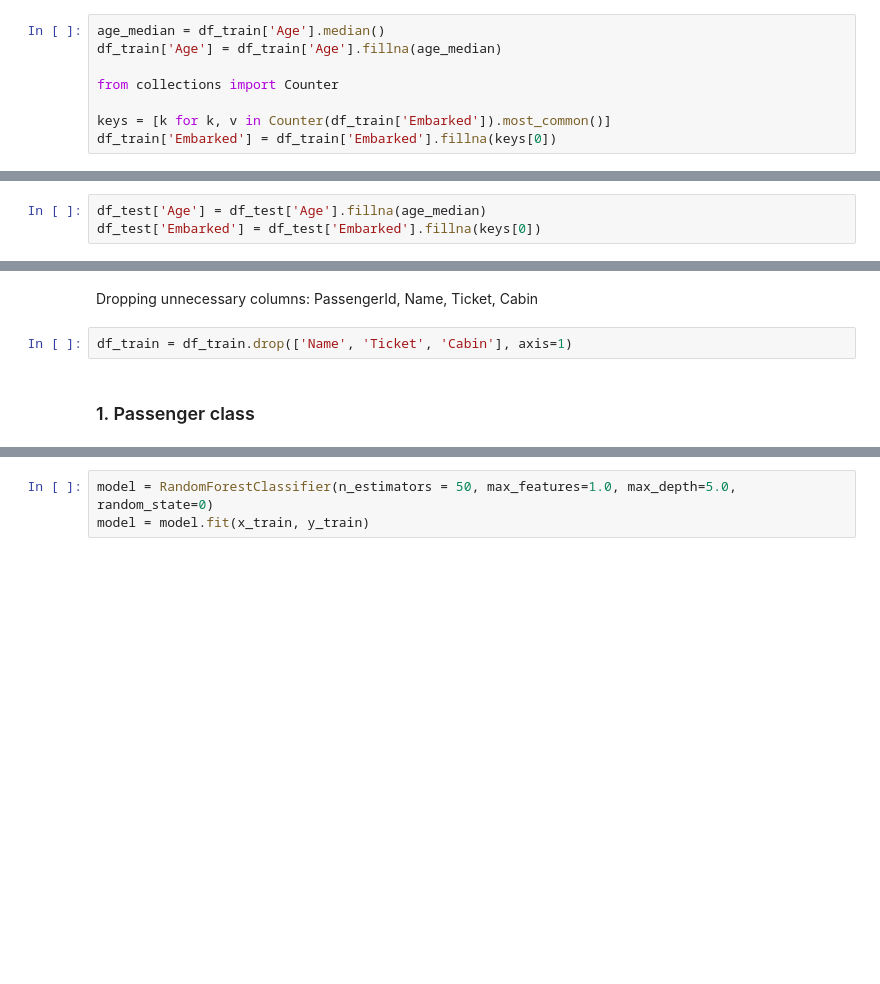
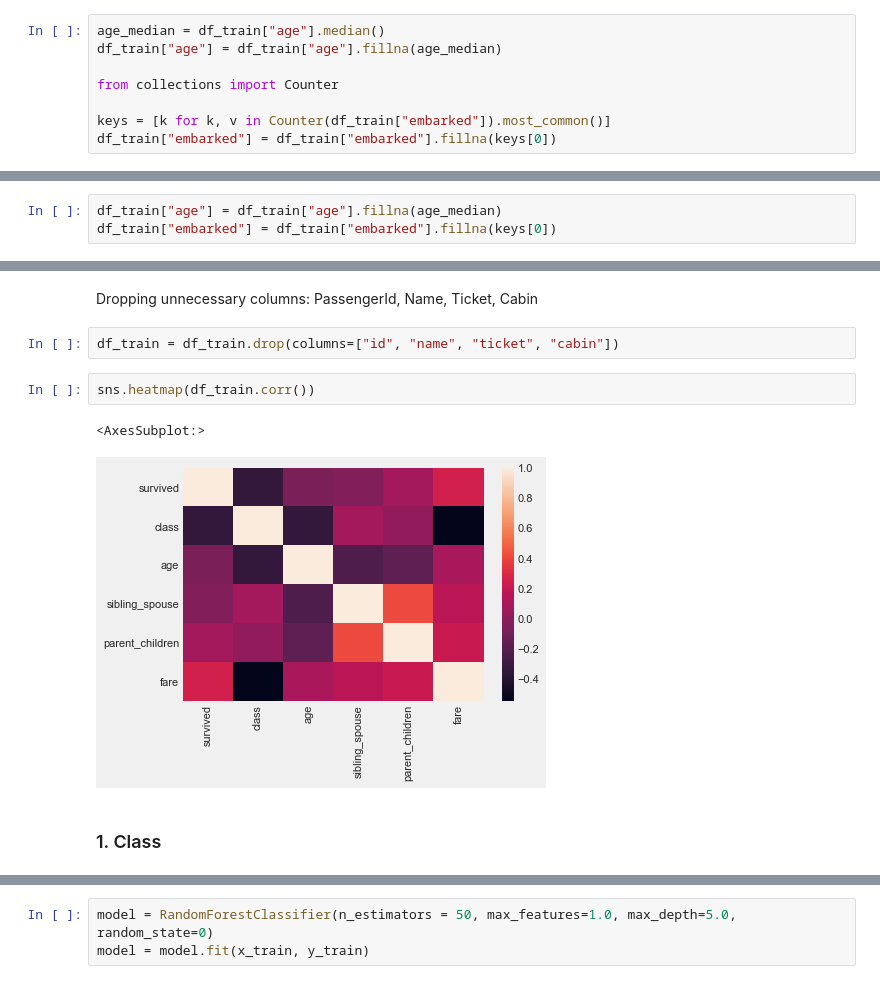
Before and after one commit to golecalicja/titanic-survivor-prediction, a Jupyter notebook: Titanic Survivor Prediction.ipynb, the cells around one changed output, grey strips where cells are left out. Drawn from its saved outputs; the diff is of its cells as text; blank space fills up the shorter version.

```diff
--- a/Titanic Survivor Prediction.ipynb
+++ b/Titanic Survivor Prediction.ipynb
@@ -100,22 +112,27 @@ Replacing with median (Age) and mode (Embarked).
 # %%
-age_median = df_train['Age'].median()
-df_train['Age'] = df_train['Age'].fillna(age_median)
+age_median = df_train["age"].median()
+df_train["age"] = df_train["age"].fillna(age_median)
 
 from collections import Counter
 
-keys = [k for k, v in Counter(df_train['Embarked']).most_common()]
-df_train['Embarked'] = df_train['Embarked'].fillna(keys[0])
+keys = [k for k, v in Counter(df_train["embarked"]).most_common()]
+df_train["embarked"] = df_train["embarked"].fillna(keys[0])
 # %% [markdown]
 Doing the same for test set
 # %%
-df_test['Age'] = df_test['Age'].fillna(age_median)
-df_test['Embarked'] = df_test['Embarked'].fillna(keys[0])
+df_train["age"] = df_train["age"].fillna(age_median)
+df_train["embarked"] = df_train["embarked"].fillna(keys[0])
 # %% [markdown]
 ## Feature engineering
 # %% [markdown]
 Dropping unnecessary columns: PassengerId, Name, Ticket, Cabin
-# %%
-df_train = df_train.drop(['Name', 'Ticket', 'Cabin'], axis=1)
+# %%
+df_train = df_train.drop(columns=["id", "name", "ticket", "cabin"])
+# %%
+sns.heatmap(df_train.corr())
+# %% [output]
+<AxesSubplot:>
+[figure, added]
 # %% [markdown]
-### 1. Passenger class
+### 1. Class
 # %%
```
Also changed, not shown: parts of 30 cells of this notebook.
